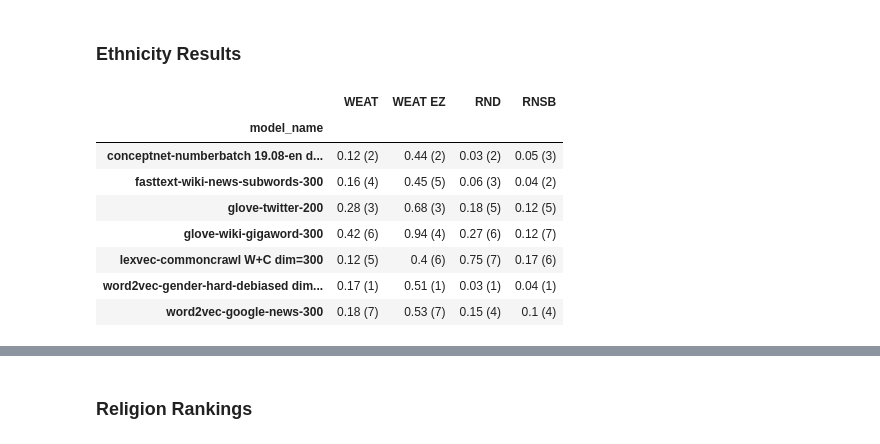
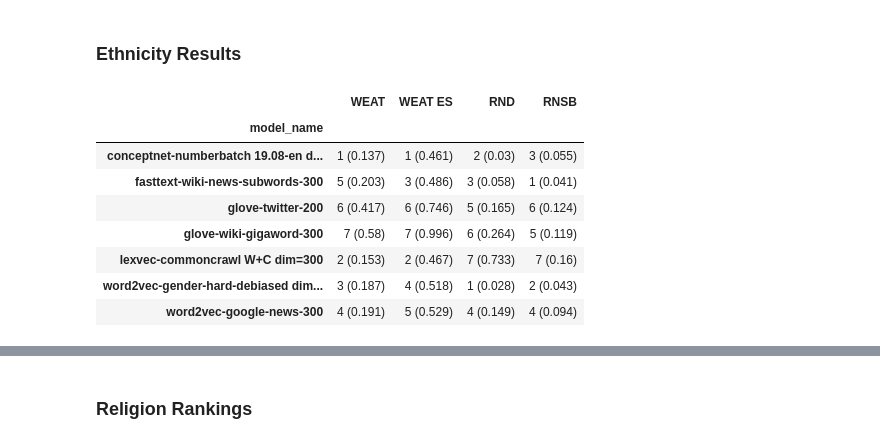
Before and after one commit to dccuchile/wefe, a Jupyter notebook: examples/WEFE_rankings.ipynb, the cells around one changed output, grey strips where cells are left out. Drawn from its saved outputs; the diff is of its cells as text; code cells hidden in the pictures.

```diff
--- a/examples/WEFE_rankings.ipynb
+++ b/examples/WEFE_rankings.ipynb
@@ -690,4 +645,0 @@ def get_table_1(rankings, results):
-# %%
-results = read_results(queries_sets)
-rankings, ranking_plots = make_rankings(queries_sets)
-gender_table, ethnicity_table, religion_table, overall_table = get_table_1(rankings, results)
@@ -695,0 +646,3 @@ KeyError: 'WEAT_ES'
+# %%
+aggregated_results_by_set, rankings_by_set, rankings_plots_by_set = read_results(
+    queries_sets)
@@ -696,3 +664,14 @@ KeyError: 'WEAT_ES'
+# %%
+def get_tables( results, rankings):
+    table = []
+    for query_set in ['Gender', 'Ethnicity', 'Religion', 'Overall']:
+        subtable = rankings_by_set[query_set].astype(
+            int).astype(str) + ' (' + round(aggregated_results_by_set[query_set],3).astype(str) + ')'
+        table.append(subtable)
+    return tuple(table)
+# %%
+gender_table, ethnicity_table, religion_table, overall_table = get_tables(
+    aggregated_results_by_set, rankings_by_set)
 # %% [markdown]
 ### Gender Results
 # %%
@@ -718,20 +698,20 @@ fig.show()
 # %%
 from IPython.display import display
 
 display(ethnicity_table)
-fig = ranking_plots[1]
+fig = rankings_plots_by_set['Ethnicity']
 fig.update_layout({"title": "Ethnicity Ranking"})
 fig.show()
 # %% [output]
-|  | WEAT | WEAT EZ | RND | RNSB |
+|  | WEAT | WEAT ES | RND | RNSB |
 | model_name |  |  |  |  |
-| conceptnet-numberbatch 19.08-en d... | 0.12 (2) | 0.44 (2) | 0.03 (2) | 0.05 (3) |
-| fasttext-wiki-news-subwords-300 | 0.16 (4) | 0.45 (5) | 0.06 (3) | 0.04 (2) |
-| glove-twitter-200 | 0.28 (3) | 0.68 (3) | 0.18 (5) | 0.12 (5) |
-| glove-wiki-gigaword-300 | 0.42 (6) | 0.94 (4) | 0.27 (6) | 0.12 (7) |
-| lexvec-commoncrawl W+C dim=300 | 0.12 (5) | 0.4 (6) | 0.75 (7) | 0.17 (6) |
-| word2vec-gender-hard-debiased dim... | 0.17 (1) | 0.51 (1) | 0.03 (1) | 0.04 (1) |
-| word2vec-google-news-300 | 0.18 (7) | 0.53 (7) | 0.15 (4) | 0.1 (4) |
+| conceptnet-numberbatch 19.08-en d... | 1 (0.137) | 1 (0.461) | 2 (0.03) | 3 (0.055) |
+| fasttext-wiki-news-subwords-300 | 5 (0.203) | 3 (0.486) | 3 (0.058) | 1 (0.041) |
+| glove-twitter-200 | 6 (0.417) | 6 (0.746) | 5 (0.165) | 6 (0.124) |
+| glove-wiki-gigaword-300 | 7 (0.58) | 7 (0.996) | 6 (0.264) | 5 (0.119) |
+| lexvec-commoncrawl W+C dim=300 | 2 (0.153) | 2 (0.467) | 7 (0.733) | 7 (0.16) |
+| word2vec-gender-hard-debiased dim... | 3 (0.187) | 4 (0.518) | 1 (0.028) | 2 (0.043) |
+| word2vec-google-news-300 | 4 (0.191) | 5 (0.529) | 4 (0.149) | 4 (0.094) |
 [interactive output not drawn]
 # %% [markdown]
 ### Religion Rankings
```
Also changed, not shown: parts of 25 cells of this notebook, 7 other files.
